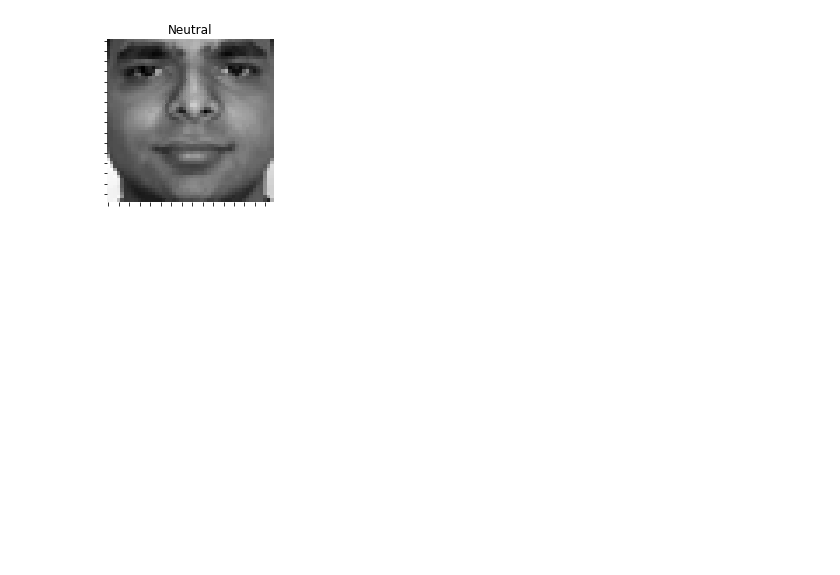
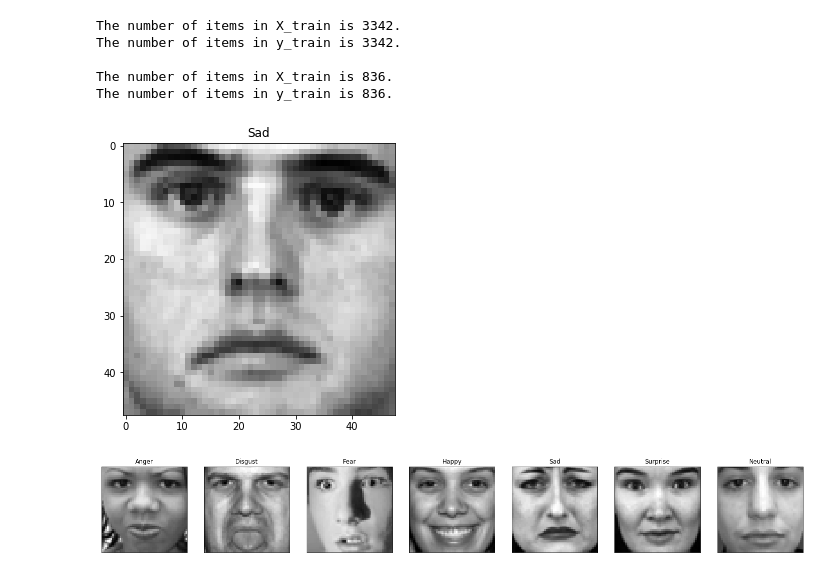
Before and after one commit to pmallari/Emotion_Recognition_PyTorch, a Jupyter notebook: Emotion Detection.ipynb, the cells around one changed output. Saved outputs shown, nothing was run; the diff lists cells and outputs as text; code cells hidden in the pictures; blank space fills up the shorter version.

```diff
--- a/Emotion Detection.ipynb
+++ b/Emotion Detection.ipynb
@@ -25,14 +22,3 @@ Emotion = {0:'Anger',
            4:'Sad',
            5:'Surprise',
            6:'Neutral'}
-# %%
-# Display face sample
-from random import random
-
-
-def display_samp(num):
-    ax = plt.figure(figsize = (3,3))
-    ax = sns.heatmap(X_train[num], cmap = 'gray', cbar = False)
-    ax.set(yticklabels = [], xticklabels = [])
-    plt.title(Emotion[int(y_train[num])])
-    plt.show()
@@ -38,0 +32,24 @@ def display_samp(num):
+# %%
+# Define validation size set
+val_size = 0.2
+
+# Create a 3D array for our feature values
+X = df_train['Pixels'].str.split(" ", expand = True)
+X = np.asarray(X).astype(float)
+X = X/255.0
+X = X.reshape(-1,1,48,48)
+
+# Create a 1D array for our target values
+y = np.asarray(df_train['Emotion']).reshape(-1,1).astype(int)
+
+# Stratify split the dataset to train and validation sets
+X_train, X_val, y_train, y_val = train_test_split(X, y, test_size = 0.2, stratify = y)
+
+print(f'The number of items in X_train is {len(X_train)}.\nThe number of items in y_train is {len(y_train)}.\n')
+print(f'The number of items in X_train is {len(X_val)}.\nThe number of items in y_train is {len(y_val)}.')
+# %% [output]
+The number of items in X_train is 3342.
+The number of items in y_train is 3342.
+
+The number of items in X_train is 836.
+The number of items in y_train is 836.
@@ -39,4 +63,15 @@ def display_samp(num):
 # %%
-display_samp(np.random.randint(len(X_train)))
+import random
+
+display_samp(random.randint(0,len(X_train)))
 # %% [output]
-[figure, old version]
+[figure, new version]
+# %%
+# Display sample faces per emotion
+fig = plt.figure(figsize=(25, 4))
+for i in range(len(Emotion)):
+    ax = fig.add_subplot(1, 7, i+1, xticks=[], yticks=[])
+    ax.imshow(np.squeeze(X_train[np.argmax(y_train == i)].reshape(48,48)), cmap='gray')
+    ax.set_title(Emotion[int(y_train[np.argmax(y_train == i)])])
+# %% [output]
+[figure, added]
```
Also changed, not shown: parts of 19 cells of this notebook, 3 other files.
